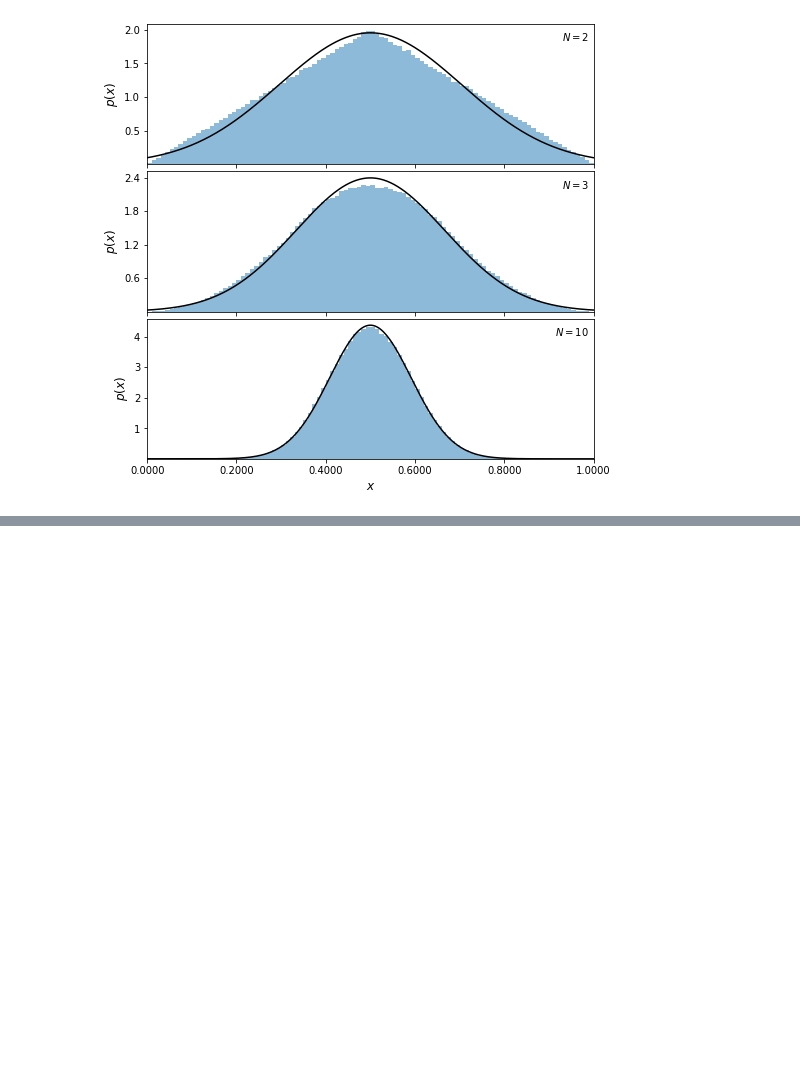
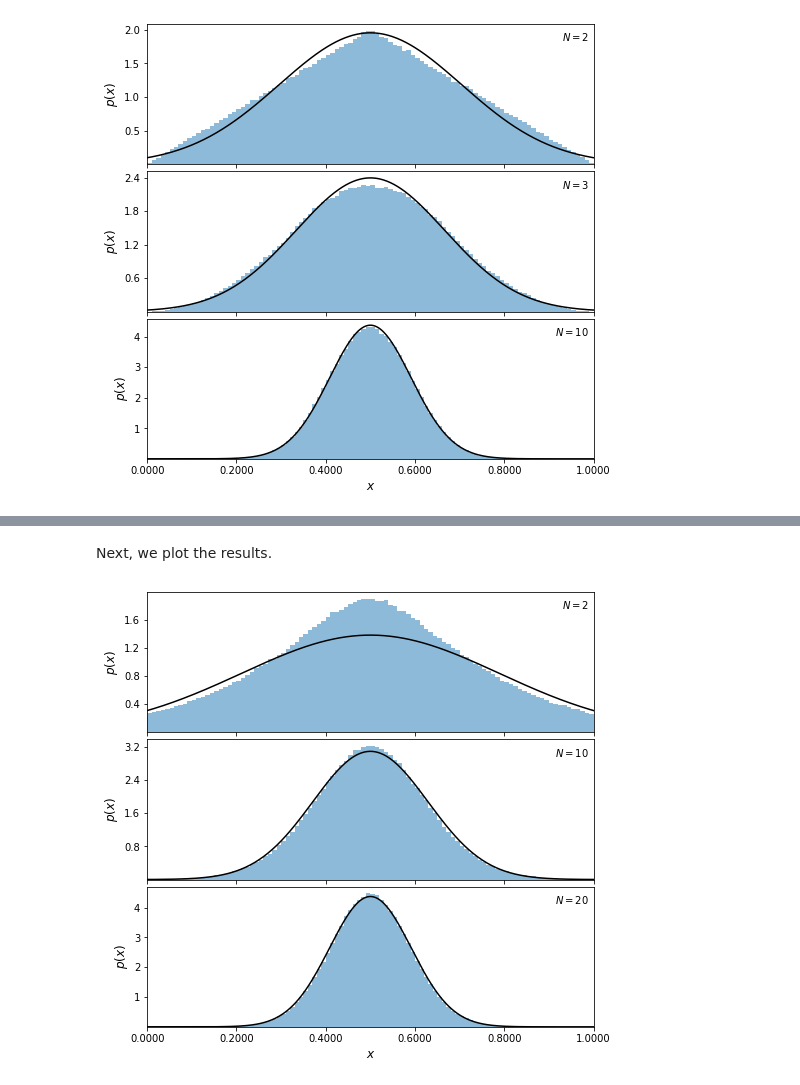
Before and after one commit to astroML/astroML-notebooks, a Jupyter notebook: chapter3/astroml_chapter3_The_Central_Limit_Theorem.ipynb, the cells around one changed output, grey strips where cells are left out. Cells and saved outputs as stored; diff of their text form; code cells hidden in the pictures; blank space fills up the shorter version.

Commit message:
added laplace example in CLT notebook / fixed typo in Univeriate distribution notebook

```diff
--- a/chapter3/astroml_chapter3_The_Central_Limit_Theorem.ipynb
+++ b/chapter3/astroml_chapter3_The_Central_Limit_Theorem.ipynb
@@ -67,0 +70,50 @@ The distribution for $N = 2$ has a triangular shape, and as $N$ increases, it be
+# %%
+# Generate the laplace samples
+N = [2, 10, 20]
+
+np.random.seed(42)
+x = np.random.laplace(0.5,(1/np.sqrt(12)),(max(N), int(1E6)))
+# %% [markdown]
+Next, we plot the results.
+# %%
+# Plot the results
+fig = plt.figure(figsize=(8, 8))
+fig.subplots_adjust(hspace=0.05)
+
+for i in range(len(N)):
+    ax = fig.add_subplot(3, 1, i + 1)
+
+    # take the mean of the first N[i] samples
+    x_i = x[:N[i], :].mean(0)
+
+    # histogram the data
+    ax.hist(x_i, bins=np.linspace(0, 1, 101),
+            histtype='stepfilled', alpha=0.5, density=True)
+
+    # plot the expected gaussian pdf
+    mu = 0.5
+    sigma = (1/np.sqrt(12*N[i]))*np.sqrt(2)
+    dist = norm(mu, sigma)
+    x_pdf = np.linspace(-0.5, 1.5, 1000)
+    ax.plot(x_pdf, dist.pdf(x_pdf), '-k')
+
+    ax.set_xlim(0.0, 1.0)
+    ax.set_ylim(0.001, None)
+
+    ax.xaxis.set_major_locator(plt.MultipleLocator(0.2))
+    ax.yaxis.set_major_locator(plt.MaxNLocator(5))
+
+    ax.text(0.99, 0.95, r"$N = %i$" % N[i],
+            ha='right', va='top', transform=ax.transAxes)
+
+    if i == len(N) - 1:
+        ax.xaxis.set_major_formatter(plt.FormatStrFormatter('%.4f'))
+        ax.set_xlabel(r'$x$', fontsize = 12)
+    else:
+        ax.xaxis.set_major_formatter(plt.NullFormatter())
+
+    ax.set_ylabel('$p(x)$', fontsize = 12)
+
+plt.show()
+# %% [output]
+[figure, added]
```
Also changed, not shown: parts of 2 cells of this notebook.
